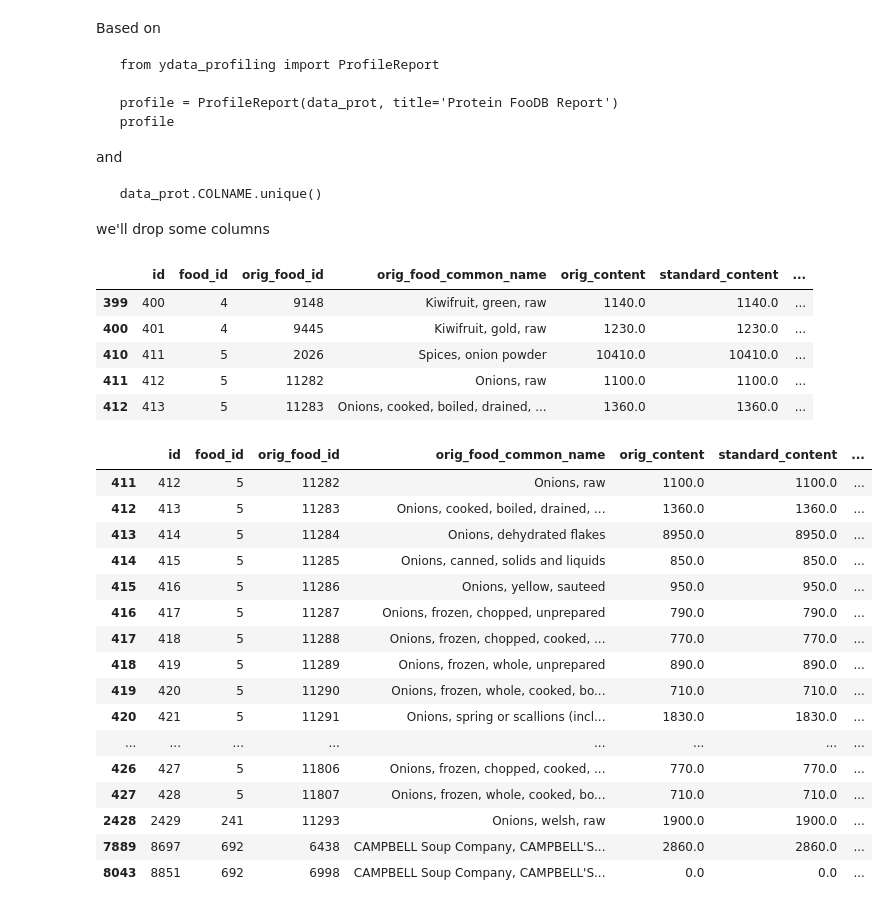
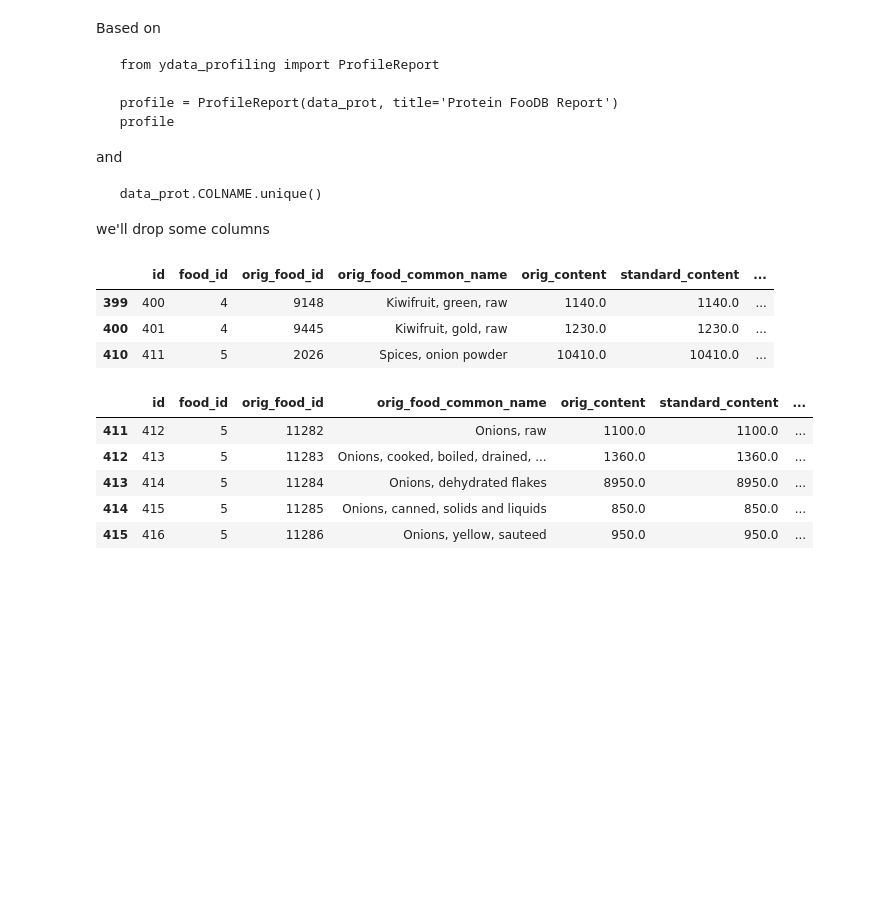
Before and after one commit to radswn/sir-protein, a Jupyter notebook: notebooks/foodb-exp.ipynb, the cells around one changed output. Drawn from its saved outputs; the diff is of its cells as text; code cells hidden in the pictures; blank space fills up the shorter version.

```diff
--- a/notebooks/foodb-exp.ipynb
+++ b/notebooks/foodb-exp.ipynb
@@ -53,31 +49,18 @@ data_prot = data_prot.drop(columns=['creator_id', 'updater_id', 'created_at', 'u
                                     'orig_food_scientific_name', 'orig_food_part', 'orig_min', 'orig_max',
                                     'orig_method', 'orig_unit_expression', 'source_type'])
 # %%
-data_prot.head()
+data_prot.head(3)
 # %% [output]
 |  | id | food_id | orig_food_id | orig_food_common_name | orig_content | standard_content | ... |
 | 399 | 400 | 4 | 9148 | Kiwifruit, green, raw | 1140.0 | 1140.0 | ... |
 | 400 | 401 | 4 | 9445 | Kiwifruit, gold, raw | 1230.0 | 1230.0 | ... |
 | 410 | 411 | 5 | 2026 | Spices, onion powder | 10410.0 | 10410.0 | ... |
-| 411 | 412 | 5 | 11282 | Onions, raw | 1100.0 | 1100.0 | ... |
-| 412 | 413 | 5 | 11283 | Onions, cooked, boiled, drained, ... | 1360.0 | 1360.0 | ... |
 # %%
-data_prot[data_prot['orig_food_common_name'].str.contains('Onions')]
+data_prot[data_prot['orig_food_common_name'].str.contains('Onions')][:5]
 # %% [output]
 |  | id | food_id | orig_food_id | orig_food_common_name | orig_content | standard_content | ... |
 | 411 | 412 | 5 | 11282 | Onions, raw | 1100.0 | 1100.0 | ... |
 | 412 | 413 | 5 | 11283 | Onions, cooked, boiled, drained, ... | 1360.0 | 1360.0 | ... |
 | 413 | 414 | 5 | 11284 | Onions, dehydrated flakes | 8950.0 | 8950.0 | ... |
 | 414 | 415 | 5 | 11285 | Onions, canned, solids and liquids | 850.0 | 850.0 | ... |
 | 415 | 416 | 5 | 11286 | Onions, yellow, sauteed | 950.0 | 950.0 | ... |
-| 416 | 417 | 5 | 11287 | Onions, frozen, chopped, unprepared | 790.0 | 790.0 | ... |
-| 417 | 418 | 5 | 11288 | Onions, frozen, chopped, cooked, ... | 770.0 | 770.0 | ... |
-| 418 | 419 | 5 | 11289 | Onions, frozen, whole, unprepared | 890.0 | 890.0 | ... |
-| 419 | 420 | 5 | 11290 | Onions, frozen, whole, cooked, bo... | 710.0 | 710.0 | ... |
-| 420 | 421 | 5 | 11291 | Onions, spring or scallions (incl... | 1830.0 | 1830.0 | ... |
-| ... | ... | ... | ... | ... | ... | ... | ... |
-| 426 | 427 | 5 | 11806 | Onions, frozen, chopped, cooked, ... | 770.0 | 770.0 | ... |
-| 427 | 428 | 5 | 11807 | Onions, frozen, whole, cooked, bo... | 710.0 | 710.0 | ... |
-| 2428 | 2429 | 241 | 11293 | Onions, welsh, raw | 1900.0 | 1900.0 | ... |
-| 7889 | 8697 | 692 | 6438 | CAMPBELL Soup Company, CAMPBELL'S... | 2860.0 | 2860.0 | ... |
-| 8043 | 8851 | 692 | 6998 | CAMPBELL Soup Company, CAMPBELL'S... | 0.0 | 0.0 | ... |
```
Also changed, not shown: parts of 21 cells of this notebook.
